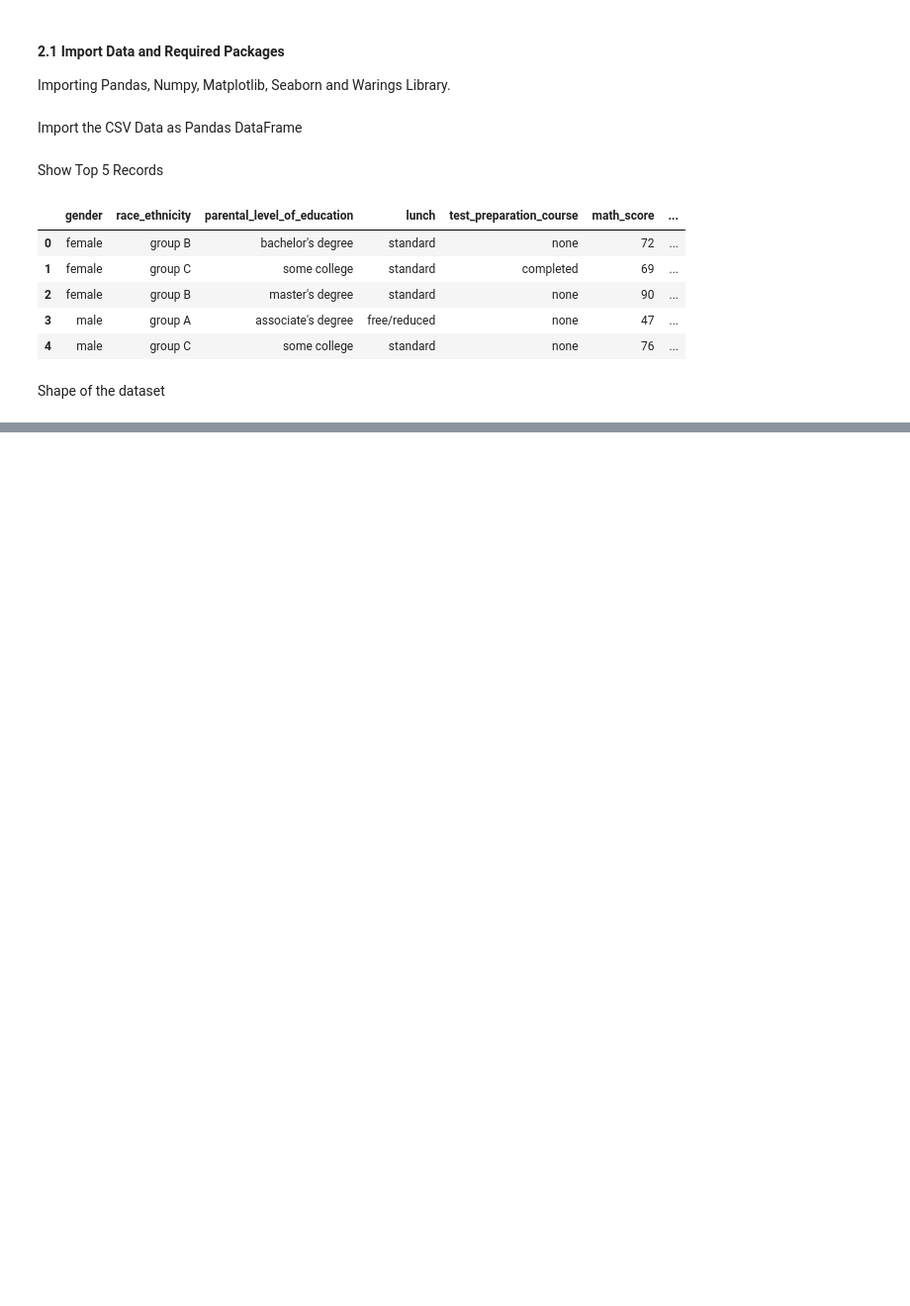
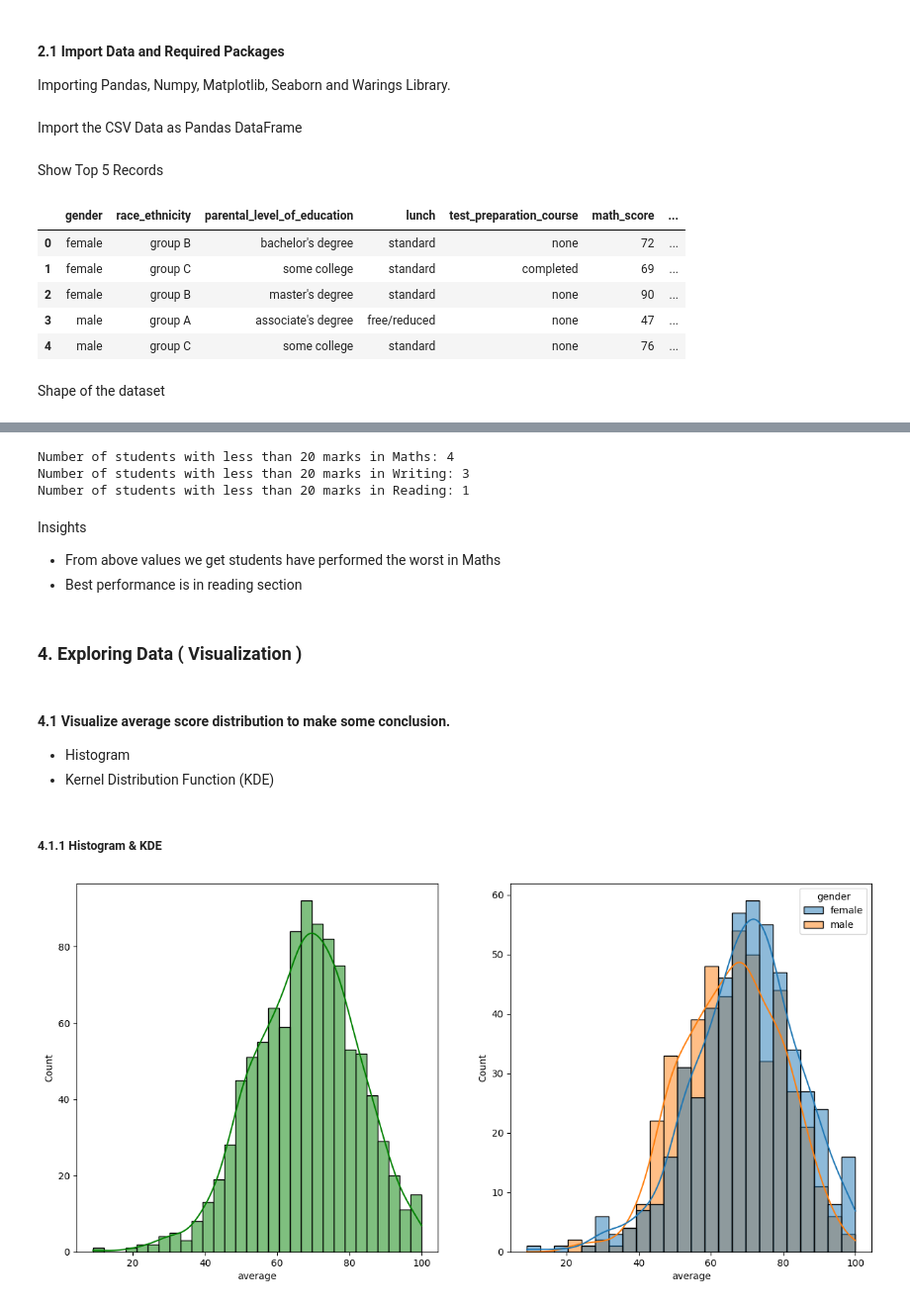
Before and after one commit to Syed-Irfan-1165/MACHINE-LEARNING-PROJECT, a Jupyter notebook: notebook/1. EDA STUDENT PERFORMANCE.ipynb, the cells around one changed output, grey strips where cells are left out. Shown at 99% size. Cells and saved outputs as stored; diff of their text form; code cells hidden in the pictures; blank space fills up the shorter version.

Commit message:
Obtained insights by performing EDA

```diff
--- a/notebook/1. EDA STUDENT PERFORMANCE.ipynb
+++ b/notebook/1. EDA STUDENT PERFORMANCE.ipynb
@@ -56,0 +208,4 @@ TypeError: 'tuple' object is not callable
+# %%
+df['total score'] = df['math_score'] + df['reading_score'] + df['writing_score']
+df['average'] = df['total score']/3
+df.head()
@@ -56,0 +231,33 @@ TypeError: 'tuple' object is not callable
+# %%
+reading_less_20 = df[df['reading_score'] <= 20]['average'].count()
+writing_less_20 = df[df['writing_score'] <= 20]['average'].count()
+math_less_20 = df[df['math_score'] <= 20]['average'].count()
+
+print(f'Number of students with less than 20 marks in Maths: {math_less_20}')
+print(f'Number of students with less than 20 marks in Writing: {writing_less_20}')
+print(f'Number of students with less than 20 marks in Reading: {reading_less_20}')
+# %% [output]
+Number of students with less than 20 marks in Maths: 4
+Number of students with less than 20 marks in Writing: 3
+Number of students with less than 20 marks in Reading: 1
+# %% [markdown]
+Insights
+* From above values we get students have performed the worst in Maths
+* Best performance is in reading section
+# %% [markdown]
+### 4. Exploring Data ( Visualization )
+# %% [markdown]
+#### 4.1 Visualize average score distribution to make some conclusion.
+* Histogram
+* Kernel Distribution Function (KDE)
+# %% [markdown]
+##### 4.1.1 Histogram & KDE
+# %%
+fig, axs = plt.subplots(1, 2, figsize=(15, 7))
+plt.subplot(121)
+sns.histplot(data=df,x='average',bins=30,kde=True,color='g')
+plt.subplot(122)
+sns.histplot(data=df,x='average',kde=True,hue='gender')
+plt.show()
+# %% [output]
+[figure, added]
```
Also changed, not shown: parts of 88 cells of this notebook, 1 other file.
